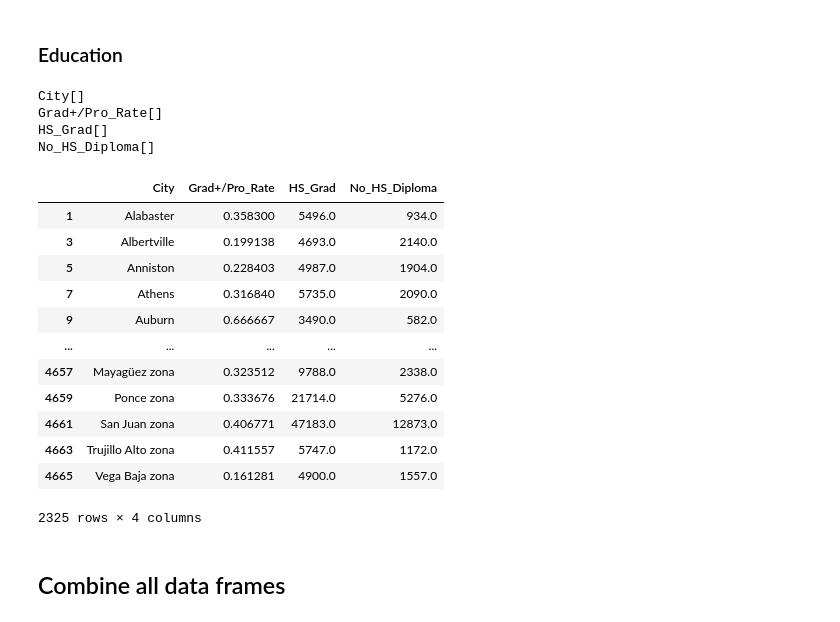
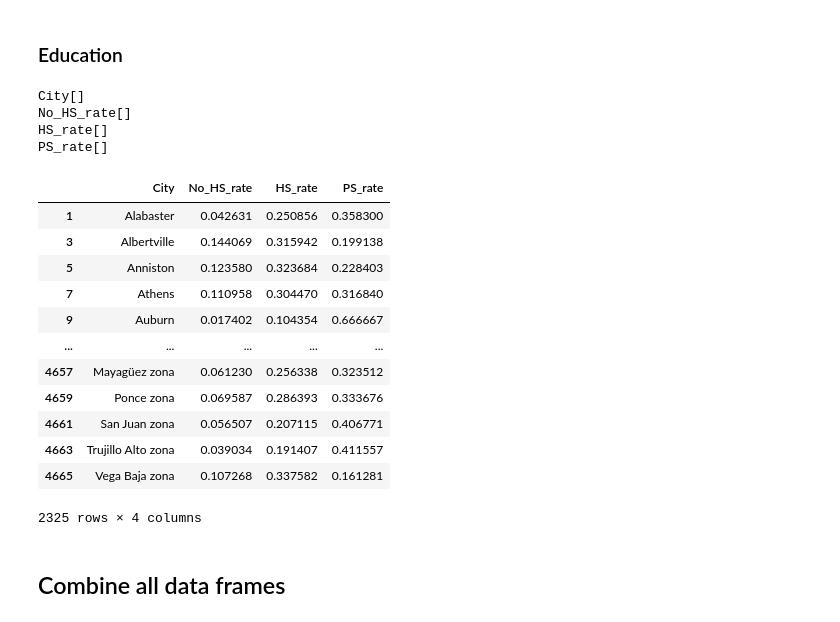
Before and after one commit to Simonguoo/Crime_rate_proj, a Jupyter notebook: data_cleaning.ipynb, the cells around one changed output. Cells and saved outputs as stored; diff of their text form; code cells hidden in the pictures.

```diff
--- a/data_cleaning.ipynb
+++ b/data_cleaning.ipynb
@@ -364,42 +379,50 @@ df_educ = pd.read_csv("data/educ_levels.csv", names= educ_cols, header= 0)
 # %%
 # shift columns
 df_educ_shifted = row_clean_skip_1(df_educ)
 
 # clean city names
 df_educ_city = clean_city_names(df_educ_shifted)
 # nan cases
 #check_na(df_educ_cln)
 df_educ_cln = df_educ_city.dropna(axis=0, how="any")
 
 # remove commas to convert to float
 df_educ_cln2 = df_educ_cln.replace(to_replace={"Population": "[^.0-9]", "Grad+/Pro": "[^.0-9]", "B_Grad": "[^.0-9]",
                                                "HS_Grad": "[^.0-9]", "No_HS_Diploma": "[^.0-9]"},
                              value= {"Population": "","Grad+/Pro": "", "B_Grad": "", "HS_Grad": "", "No_HS_Diploma": ""},
                              regex= True)
 educ_float = df_educ_cln2.drop("City", axis= 1).astype(float)
+# adding city column for merging
 educ_float["City"] = df_educ_cln2.City
-educ_float["Uni_or_Pro"] = educ_float.B_Grad + educ_float["Grad+/Pro"]
-educ_float["Grad+/Pro_Rate"] = educ_float.Uni_or_Pro / educ_float.Population
-cln_educ_df = educ_float[["City", "Grad+/Pro_Rate", "HS_Grad", "No_HS_Diploma"]]
+# creating rates for no highschool education
+educ_float["No_HS_rate"] = educ_float.No_HS_Diploma / educ_float.Population
+# creating rate for only highschool education
+educ_float["HS_rate"] = educ_float.HS_Grad / educ_float.Population
+# creating rate for post secondary or professional degree
+educ_float["PS_rate"] = (educ_float.B_Grad + educ_float["Grad+/Pro"]) / educ_float.Population
+cln_educ_df = educ_float[["City", "No_HS_rate", "HS_rate", "PS_rate"]]
+# educ_float["Uni_or_Pro"] = educ_float.B_Grad + educ_float["Grad+/Pro"]
+# educ_float["Grad+/Pro_Rate"] = educ_float.Uni_or_Pro / educ_float.Population
+# cln_educ_df = educ_float[["City", "Grad+/Pro_Rate", "HS_Grad", "No_HS_Diploma"]]
 check_na(cln_educ_df)
 cln_educ_df
 # %% [output]
 City[]
-Grad+/Pro_Rate[]
-HS_Grad[]
-No_HS_Diploma[]
+No_HS_rate[]
+HS_rate[]
+PS_rate[]
-|  | City | Grad+/Pro_Rate | HS_Grad | No_HS_Diploma |
-| 1 | Alabaster | 0.358300 | 5496.0 | 934.0 |
-| 3 | Albertville | 0.199138 | 4693.0 | 2140.0 |
-| 5 | Anniston | 0.228403 | 4987.0 | 1904.0 |
-| 7 | Athens | 0.316840 | 5735.0 | 2090.0 |
-| 9 | Auburn | 0.666667 | 3490.0 | 582.0 |
+|  | City | No_HS_rate | HS_rate | PS_rate |
+| 1 | Alabaster | 0.042631 | 0.250856 | 0.358300 |
+| 3 | Albertville | 0.144069 | 0.315942 | 0.199138 |
+| 5 | Anniston | 0.123580 | 0.323684 | 0.228403 |
+| 7 | Athens | 0.110958 | 0.304470 | 0.316840 |
+| 9 | Auburn | 0.017402 | 0.104354 | 0.666667 |
 | ... | ... | ... | ... | ... |
-| 4657 | Mayagüez zona | 0.323512 | 9788.0 | 2338.0 |
-| 4659 | Ponce zona | 0.333676 | 21714.0 | 5276.0 |
-| 4661 | San Juan zona | 0.406771 | 47183.0 | 12873.0 |
-| 4663 | Trujillo Alto zona | 0.411557 | 5747.0 | 1172.0 |
-| 4665 | Vega Baja zona | 0.161281 | 4900.0 | 1557.0 |
+| 4657 | Mayagüez zona | 0.061230 | 0.256338 | 0.323512 |
+| 4659 | Ponce zona | 0.069587 | 0.286393 | 0.333676 |
+| 4661 | San Juan zona | 0.056507 | 0.207115 | 0.406771 |
+| 4663 | Trujillo Alto zona | 0.039034 | 0.191407 | 0.411557 |
+| 4665 | Vega Baja zona | 0.107268 | 0.337582 | 0.161281 |
 2325 rows × 4 columns
 # %% [markdown]
 ## Combine all data frames
```
Also changed, not shown: parts of 47 cells of this notebook.
